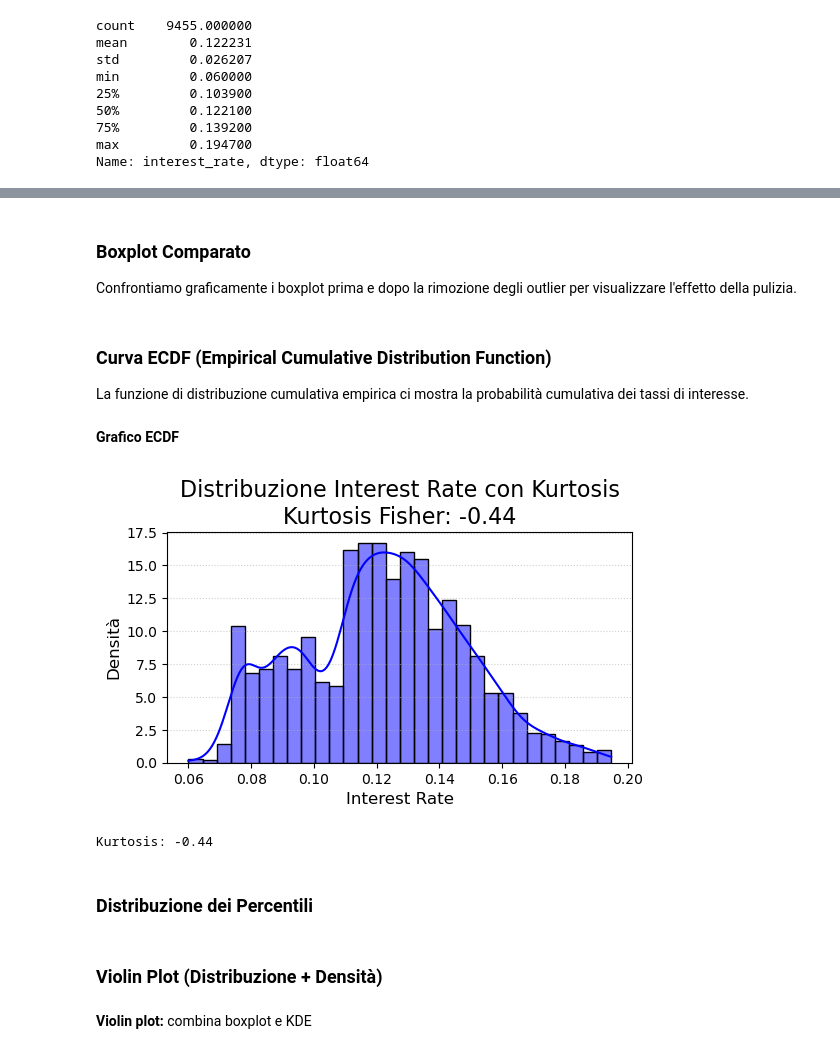
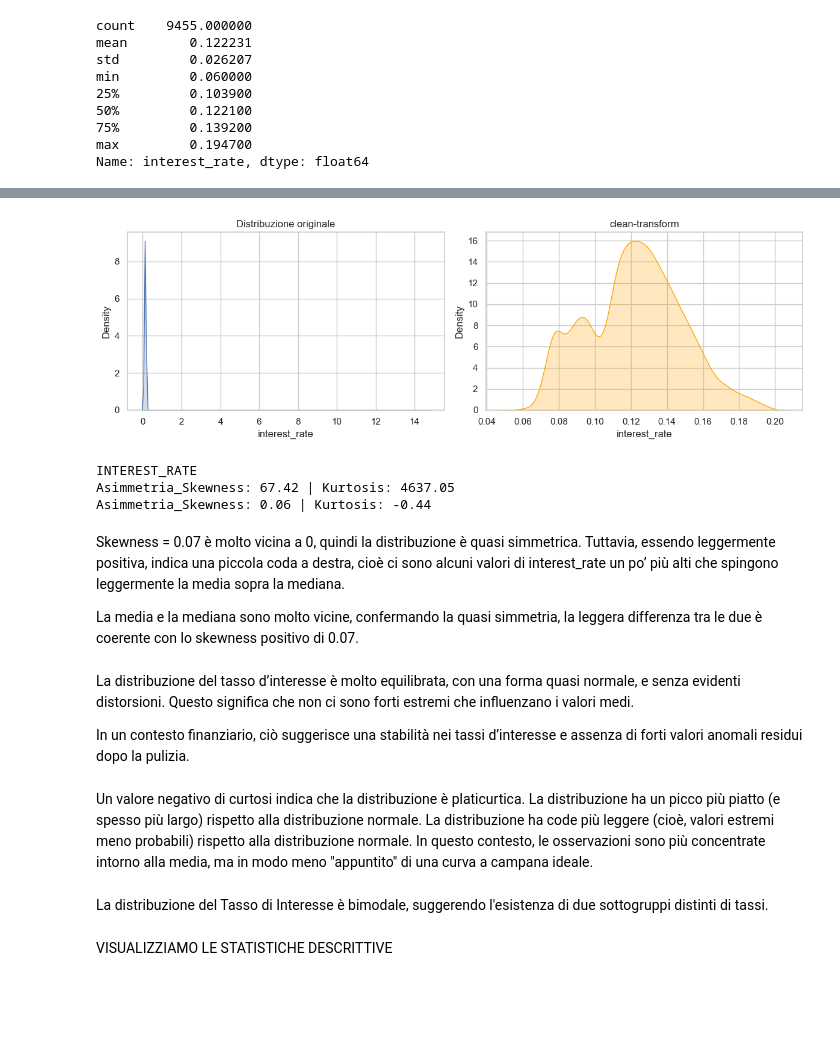
Before and after one commit to gabrielniculaesei/lendingclub-dataset, a Jupyter notebook: Project.ipynb, the cells around one changed output, grey strips where cells are left out. Saved outputs shown, nothing was run; the diff lists cells and outputs as text; code cells hidden in the pictures; blank space fills up the shorter version.

```diff
--- a/Project.ipynb
+++ b/Project.ipynb
@@ -634,38 +654,60 @@ Skewness:  0.06
+# %%
+sns.set(style="whitegrid")
+
+# ------------------------------------------------------------
+# 3️⃣  Analisi di skewness e kurtosis (asimmetria e code)
+# ------------------------------------------------------------
+skew = data['interest_rate'].skew()
+kurt = data['interest_rate'].kurt()
+
+skew = data_clean['interest_rate'].skew()
+kurt = data_clean['interest_rate'].kurt()
+
+# ------------------------------------------------------------
+# 5️⃣  Confronto visivo delle trasformazioni
+# ------------------------------------------------------------
+fig, axes = plt.subplots(1, 2, figsize=(12, 4))
+sns.kdeplot(data['interest_rate'], ax=axes[0], fill=True)
+axes[0].set_title('Distribuzione originale')
+
+sns.kdeplot(data_clean['interest_rate'], ax=axes[1], fill=True, color='orange')
+axes[1].set_title('clean-transform')
+
+plt.tight_layout()
+plt.show()
+
+# ------------------------------------------------------------
+# 6️⃣  Analisi dopo trasformazioni
+# ------------------------------------------------------------
+for col in ['interest_rate']:
+    print(f"\n{col.upper()}")
+    print(f"Asimmetria_Skewness: {data[col].skew():.2f} | Kurtosis: {data[col].kurt():.2f}")
+
+    print(f"Asimmetria_Skewness: {data_clean[col].skew():.2f} | Kurtosis: {data_clean[col].kurt():.2f}")
+# %% [output]
+[figure, added]
+INTEREST_RATE
+Asimmetria_Skewness: 67.42 | Kurtosis: 4637.05
+Asimmetria_Skewness: 0.06 | Kurtosis: -0.44
 # %% [markdown]
-### Boxplot Comparato
+Skewness = 0.07 è molto vicina a 0, quindi la distribuzione è quasi simmetrica.
+Tuttavia, essendo leggermente positiva, indica una piccola coda a destra, cioè ci sono alcuni valori di interest_rate un po’ più alti che spingono leggermente la media sopra la mediana.
 
-Confrontiamo graficamente i boxplot prima e dopo la rimozione degli outlier per visualizzare l'effetto della pulizia.
+La media e la mediana sono molto vicine, confermando la quasi simmetria, la leggera differenza tra le due è coerente con lo skewness positivo di 0.07.
 # %% [markdown]
-### Curva ECDF (Empirical Cumulative Distribution Function)
+La distribuzione del tasso d’interesse è molto equilibrata, con una forma quasi normale, e senza evidenti distorsioni.
+Questo significa che non ci sono forti estremi che influenzano i valori medi.
 
-La funzione di distribuzione cumulativa empirica ci mostra la probabilità cumulativa dei tassi di interesse.
+In un contesto finanziario, ciò suggerisce una stabilità nei tassi d’interesse e assenza di forti valori anomali residui dopo la pulizia.
-# %% [markdown]
-**Grafico ECDF**
-# %%
-kurtosis = data_clean['interest_rate'].kurt()
-plt.figure(figsize=(6, 3))
-
-sns.histplot(data=data_clean, x='interest_rate', bins=30, kde=True, color='blue', stat='density')
-
-plt.title(f"Distribuzione Interest Rate con Kurtosis\nKurtosis Fisher: {kurtosis:.2f}", fontsize=16)
-plt.xlabel('Interest Rate', fontsize=12)
-plt.ylabel('Densità', fontsize=12)
-plt.grid(axis='y', linestyle=':', alpha=0.6)
-
-plt.show()
-
-
-
-print(f'Kurtosis: {kurtosis: .2f}')
-# %% [output]
-[figure, removed]
-Kurtosis: -0.44
 # %% [markdown]
-### Distribuzione dei Percentili
+Un valore negativo di curtosi indica che la distribuzione è platicurtica.
+La distribuzione ha un picco più piatto (e spesso più largo) rispetto alla distribuzione normale.
+La distribuzione ha code più leggere (cioè, valori estremi meno probabili) rispetto alla distribuzione normale. In questo contesto, le osservazioni sono più concentrate intorno alla media, ma in modo meno "appuntito" di una curva a campana ideale.
 # %% [markdown]
-### Violin Plot (Distribuzione + Densità)
+La distribuzione del Tasso di Interesse è bimodale, suggerendo l'esistenza di due sottogruppi distinti di tassi.
 # %% [markdown]
-**Violin plot:** combina boxplot e KDE
+<a id="interest-rate-complete"></a>
+VISUALIZZIAMO LE STATISTICHE DESCRITTIVE
 # %%
 colonna = 'interest_rate'
 
```
Also changed, not shown: parts of 98 cells of this notebook.
